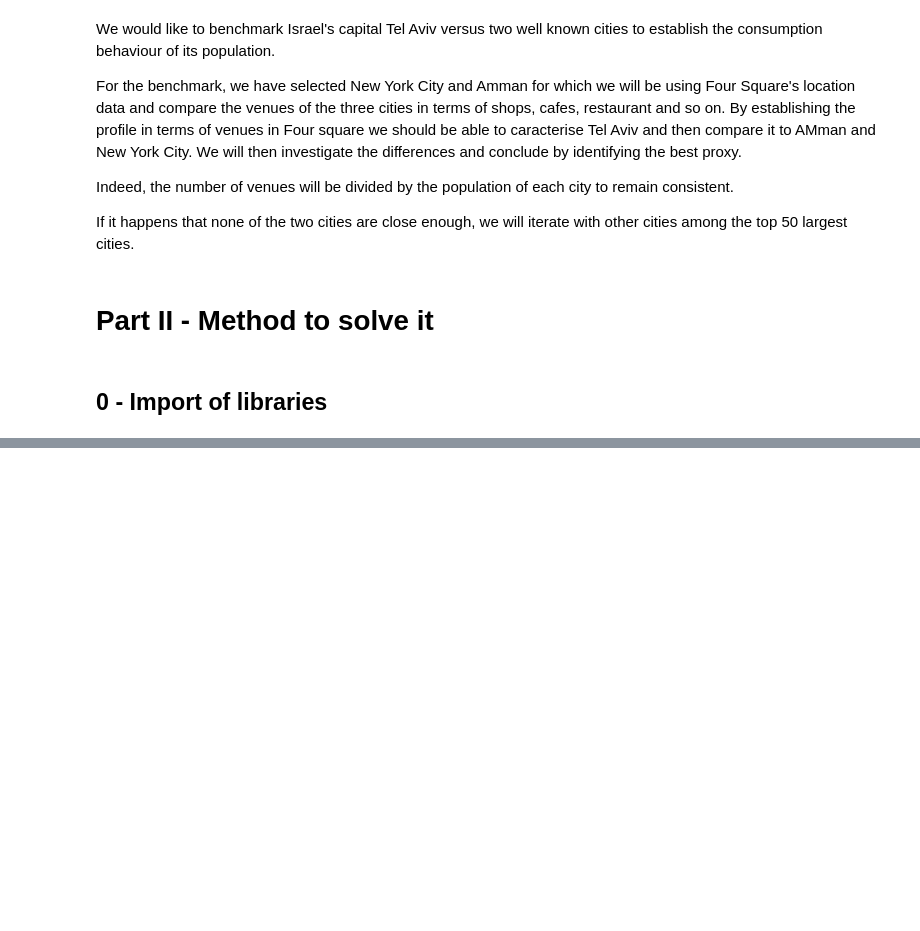
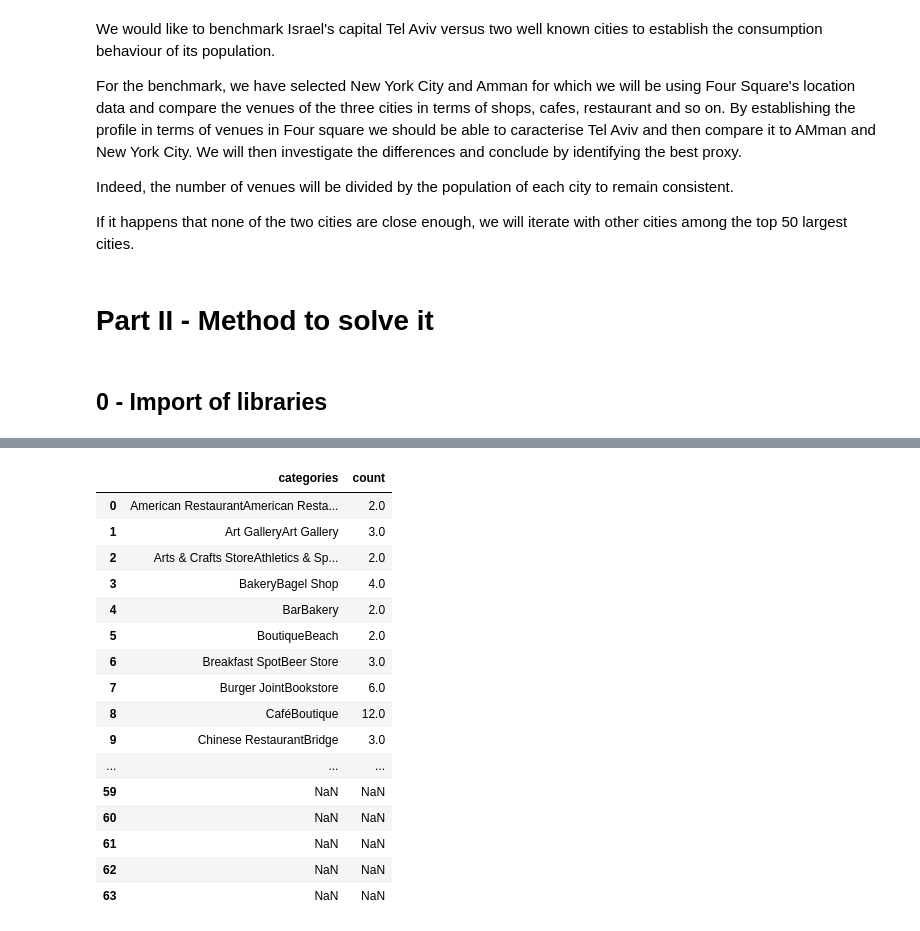
Before and after one commit to AdGir/DataScience_capstone, a Jupyter notebook: Compare_Israel_NYC_Amman.ipynb, the cells around one changed output, grey strips where cells are left out. Saved outputs shown, nothing was run; the diff lists cells and outputs as text; code cells hidden in the pictures; blank space fills up the shorter version.

```diff
--- a/Compare_Israel_NYC_Amman.ipynb
+++ b/Compare_Israel_NYC_Amman.ipynb
@@ -171,0 +252,21 @@ url = 'https://api.foursquare.com/v2/venues/explore?&client_id={}&client_secret=
+# %%
+result = result_amman + result_nyc
+result
+# %% [output]
+|  | categories | count |
+| 0 | American RestaurantAmerican Resta... | 2.0 |
+| 1 | Art GalleryArt Gallery | 3.0 |
+| 2 | Arts & Crafts StoreAthletics & Sp... | 2.0 |
+| 3 | BakeryBagel Shop | 4.0 |
+| 4 | BarBakery | 2.0 |
+| 5 | BoutiqueBeach | 2.0 |
+| 6 | Breakfast SpotBeer Store | 3.0 |
+| 7 | Burger JointBookstore | 6.0 |
+| 8 | CaféBoutique | 12.0 |
+| 9 | Chinese RestaurantBridge | 3.0 |
+| ... | ... | ... |
+| 59 | NaN | NaN |
+| 60 | NaN | NaN |
+| 61 | NaN | NaN |
+| 62 | NaN | NaN |
+| 63 | NaN | NaN |
```
Also changed, not shown: parts of 19 cells of this notebook.
